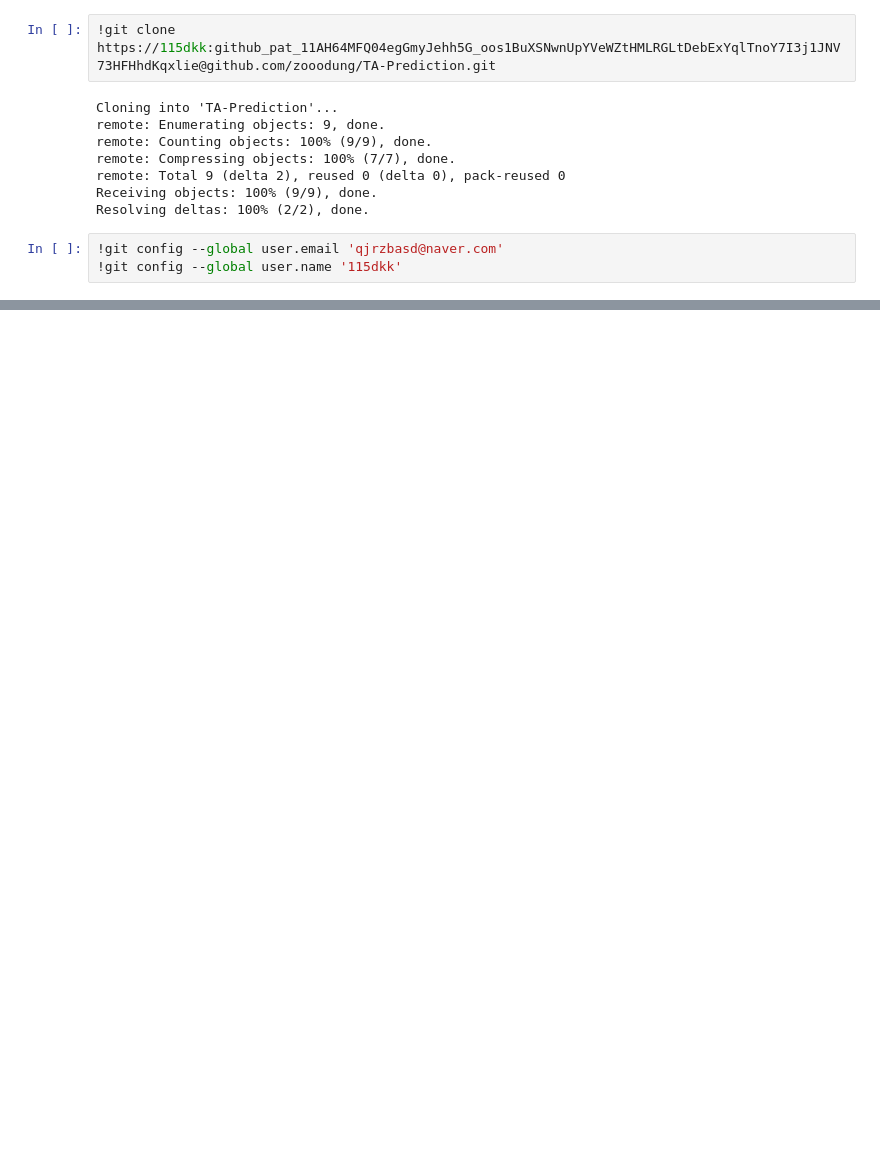
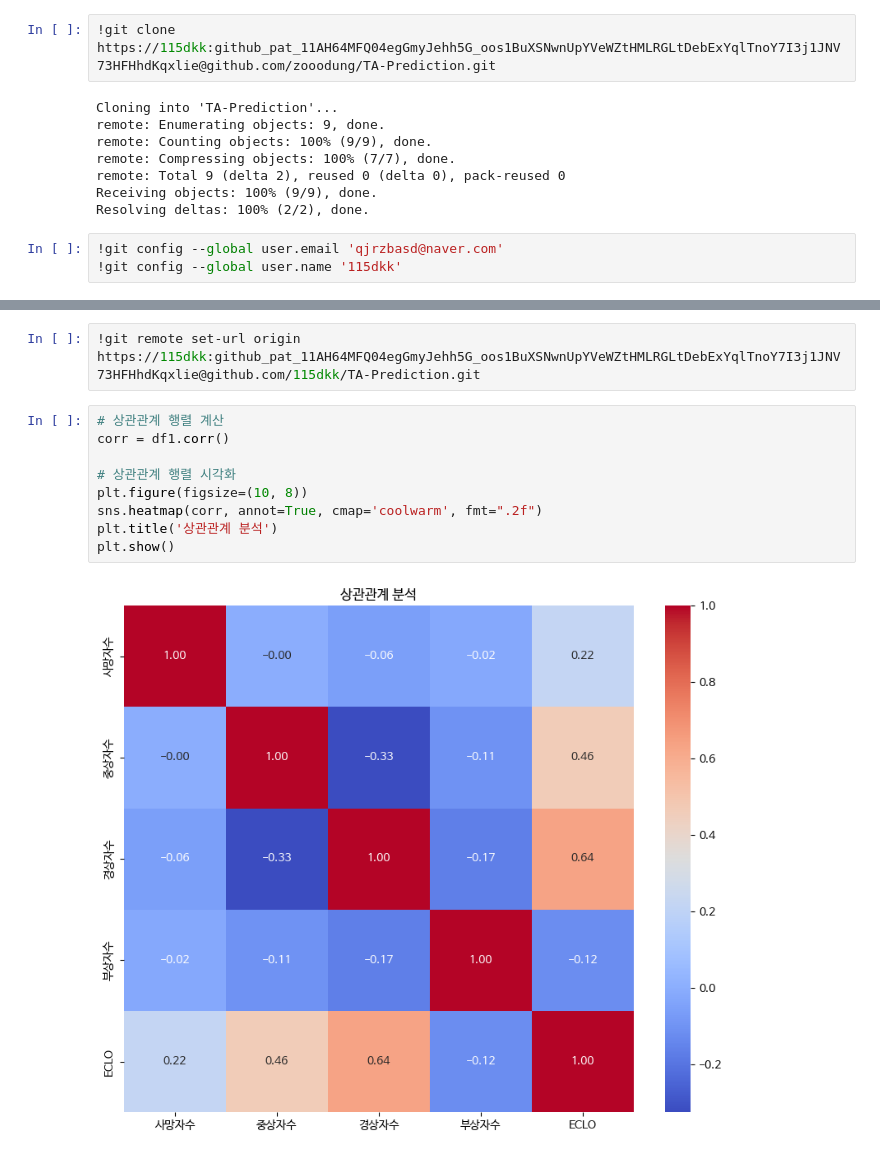
Before and after one commit to zooodung/TA-Prediction, a Jupyter notebook: ta_115dkk.ipynb, the cells around one changed output, grey strips where cells are left out. Cells and saved outputs as stored; diff of their text form; blank space fills up the shorter version.

Commit message:
일부 변수 상관관계 분석 결과 추가

```diff
--- a/ta_115dkk.ipynb
+++ b/ta_115dkk.ipynb
@@ -133,0 +159,13 @@ Resolving deltas: 100% (2/2), done.
+# %%
+!git remote set-url origin https://115dkk: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@github.com/115dkk/TA-Prediction.git
+# %%
+# 상관관계 행렬 계산
+corr = df1.corr()
+
+# 상관관계 행렬 시각화
+plt.figure(figsize=(10, 8))
+sns.heatmap(corr, annot=True, cmap='coolwarm', fmt=".2f")
+plt.title('상관관계 분석')
+plt.show()
+# %% [output]
+[figure, added]
```
Also changed, not shown: parts of 8 cells of this notebook.
